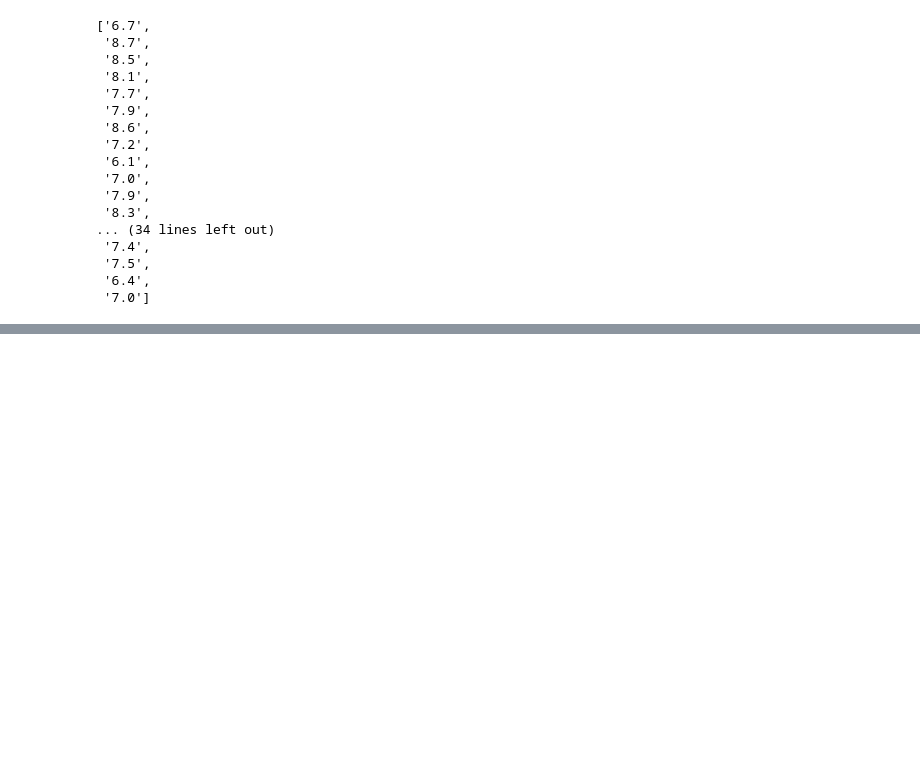
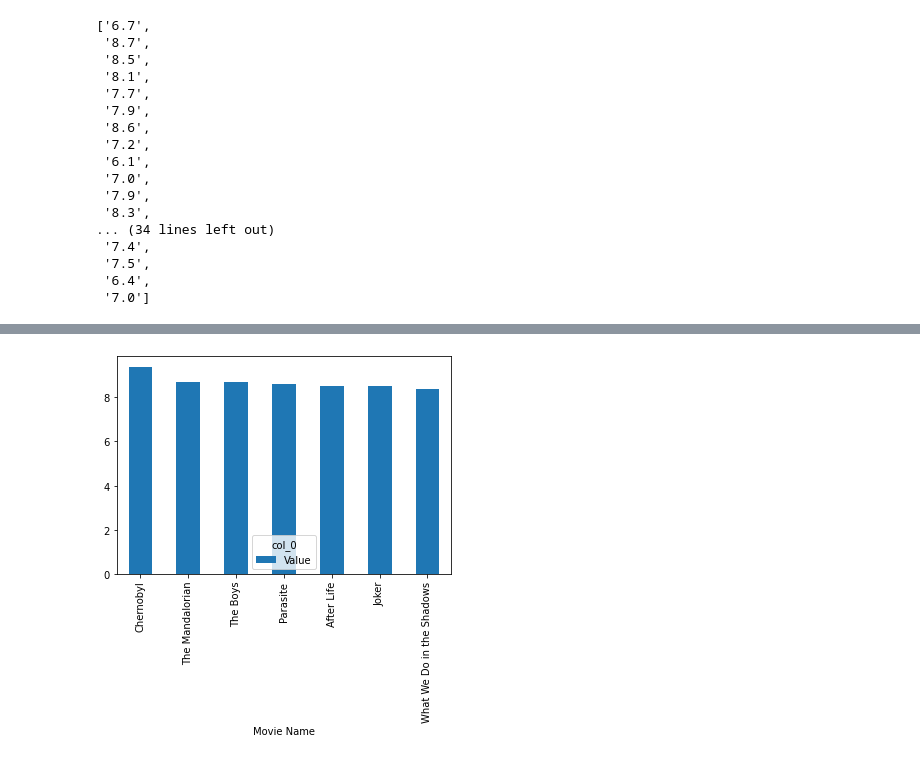
Before and after one commit to valencialie11/capstone-webscraping, a Jupyter notebook: Webscraping.ipynb, the cells around one changed output, grey strips where cells are left out. Cells and saved outputs as stored; diff of their text form; code cells hidden in the pictures; blank space fills up the shorter version.

```diff
--- a/Webscraping.ipynb
+++ b/Webscraping.ipynb
@@ -271,0 +252,8 @@ df
+# %%
+#I made it into category because there are missing values and I can't change it to int64
+df['Meta Score'] = df['Meta Score'].astype('category')
+# %%
+ratings1 = pd.crosstab(index = df['Movie Name'],
+           columns = 'Value',
+           values = df['Ratings'],
+           aggfunc = 'mean').sort_values('Value', ascending = False)
@@ -271,0 +286,4 @@ df
+# %%
+ratingsplot = ratings1.head(7).plot.bar()
+# %% [output]
+[figure, added]
```
Also changed, not shown: parts of 8 cells of this notebook, 3 other files.
